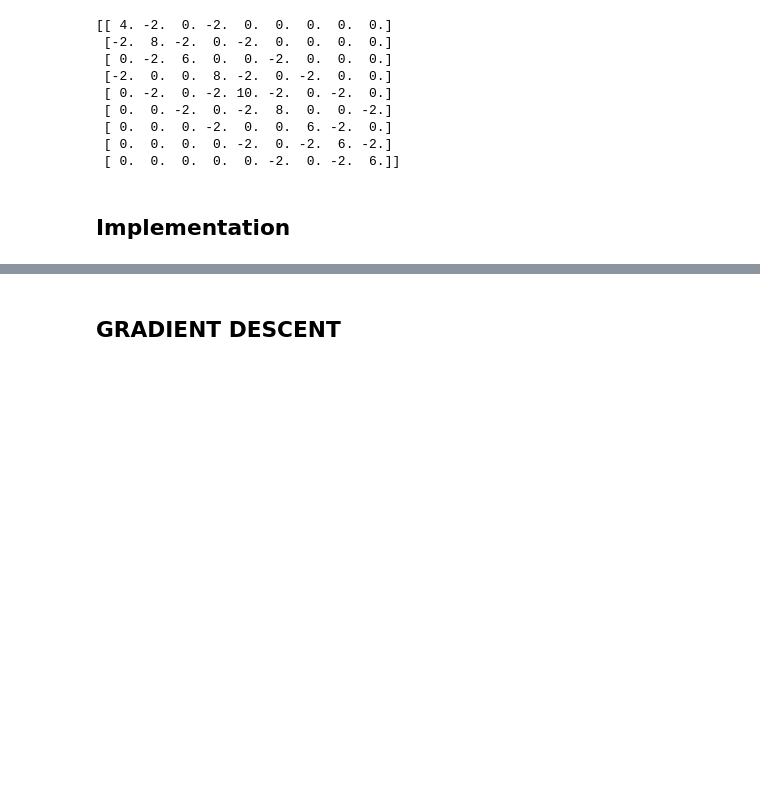
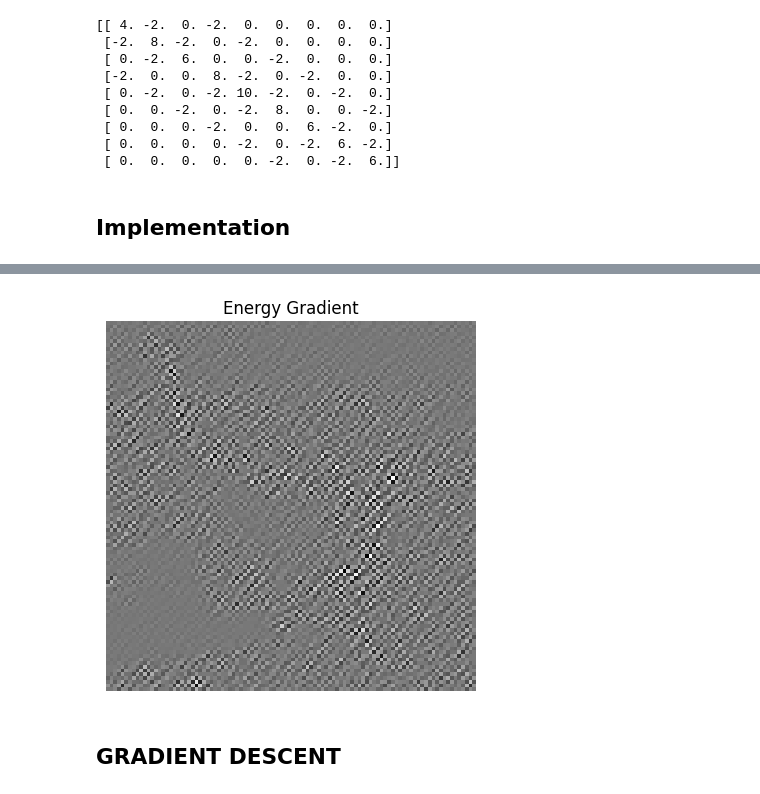
Before and after one commit to rfahrn/CV2, a Jupyter notebook: template.ipynb, the cells around one changed output, grey strips where cells are left out. Drawn from its saved outputs; the diff is of its cells as text; code cells hidden in the pictures; blank space fills up the shorter version.

```diff
--- a/template.ipynb
+++ b/template.ipynb
@@ -80,0 +114,61 @@ def LGS(g, omega, lmbda):
+# %%
+def compute_divergence(grad_x, grad_y):
+    """
+    Compute the divergence of a vector field (grad_x, grad_y).
+
+    Args:
+    grad_x (numpy.ndarray): The x component of the vector field.
+    grad_y (numpy.ndarray): The y component of the vector field.
+
+    Returns:
+    numpy.ndarray: The divergence of the vector field.
+    """
+    # Initialize divergence to zero
+    div = np.zeros_like(grad_x)
+
+    # Compute the divergence using backward differences
+    div[1:, :] += grad_x[1:, :] - grad_x[:-1, :]  # Difference in x direction
+    div[:, 1:] += grad_y[:, 1:] - grad_y[:, :-1]  # Difference in y direction
+
+    return div
+
+def compute_energy_gradient(u, g, omega, lambda_reg):
+    """
+    Compute the gradient of the energy function for image inpainting.
+
+    Args:
+    u (numpy.ndarray): The current estimate of the inpainted image.
+    g (numpy.ndarray): The original masked image.
+    omega (numpy.ndarray): The mask indicating known pixel locations.
+    lambda_reg (float): The regularization parameter.
+
+    Returns:
+    numpy.ndarray: The gradient of the energy function.
+    """
+    # Compute the gradient of the data term
+    gradient_data = (u - g) * omega
+
+    # Compute the gradient of the regularization term
+    grad_u_x, grad_u_y, _ = finite_difference_gradients(u)
+    div_grad_u = compute_divergence(grad_u_x, grad_u_y)
+    gradient_reg = lambda_reg * div_grad_u
+
+    # Combine the gradients to get the total gradient of the energy function
+    total_gradient = gradient_data + gradient_reg
+
+    return total_gradient
+
+# Let's compute the energy gradient for one color channel (the first one for demonstration)
+lambda_reg = 1  # Regularization parameter, to be tuned based on the problem
+energy_gradient = compute_energy_gradient(masked_img[:, :, channel_index],
+                                          masked_img[:, :, channel_index],
+                                          masked_img[:, :, channel_index],
+                                          lambda_reg)
+
+# Visualize the energy gradient
+plt.imshow(energy_gradient, cmap='gray')
+plt.title('Energy Gradient')
+plt.axis('off')
+plt.show()
+# %% [output]
+[figure, added]
```
Also changed, not shown: parts of 9 cells of this notebook.
